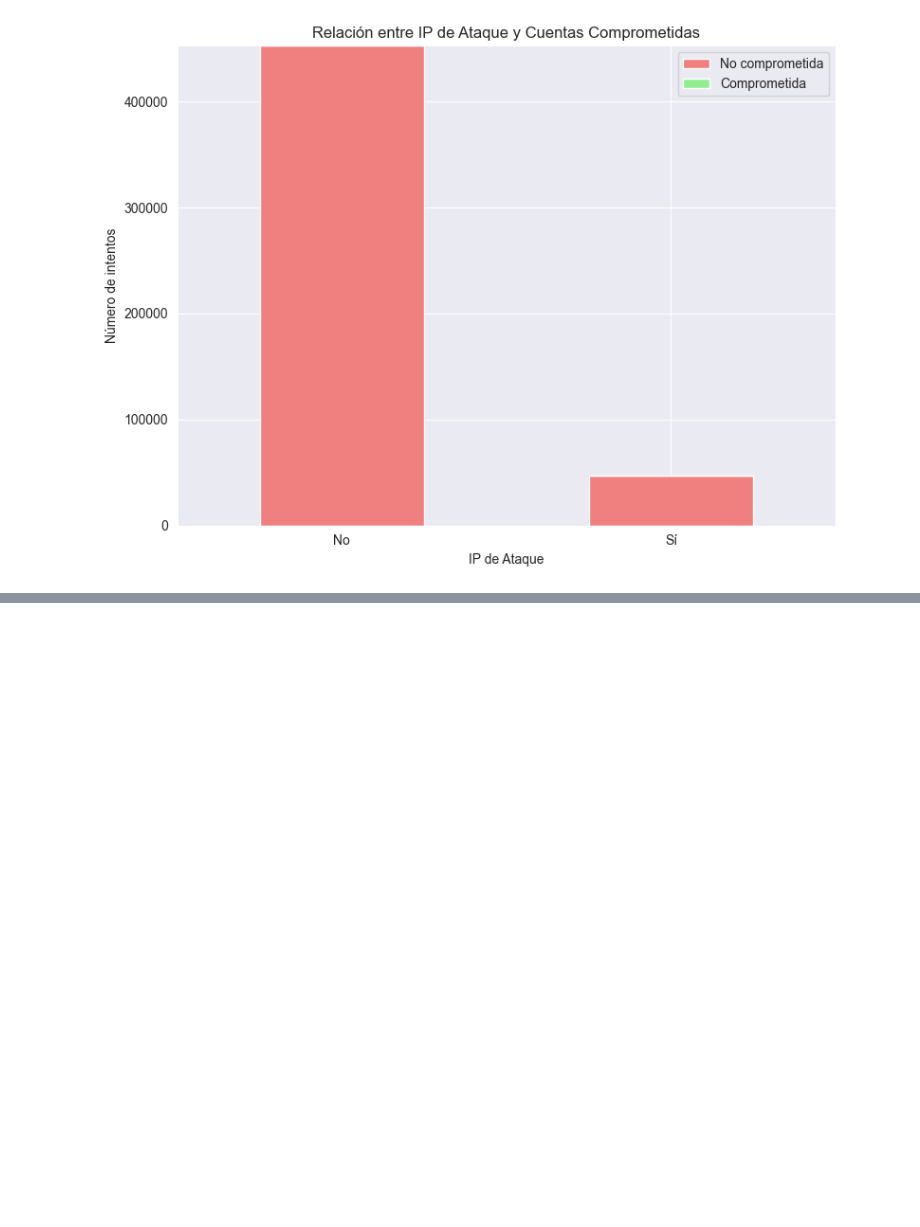
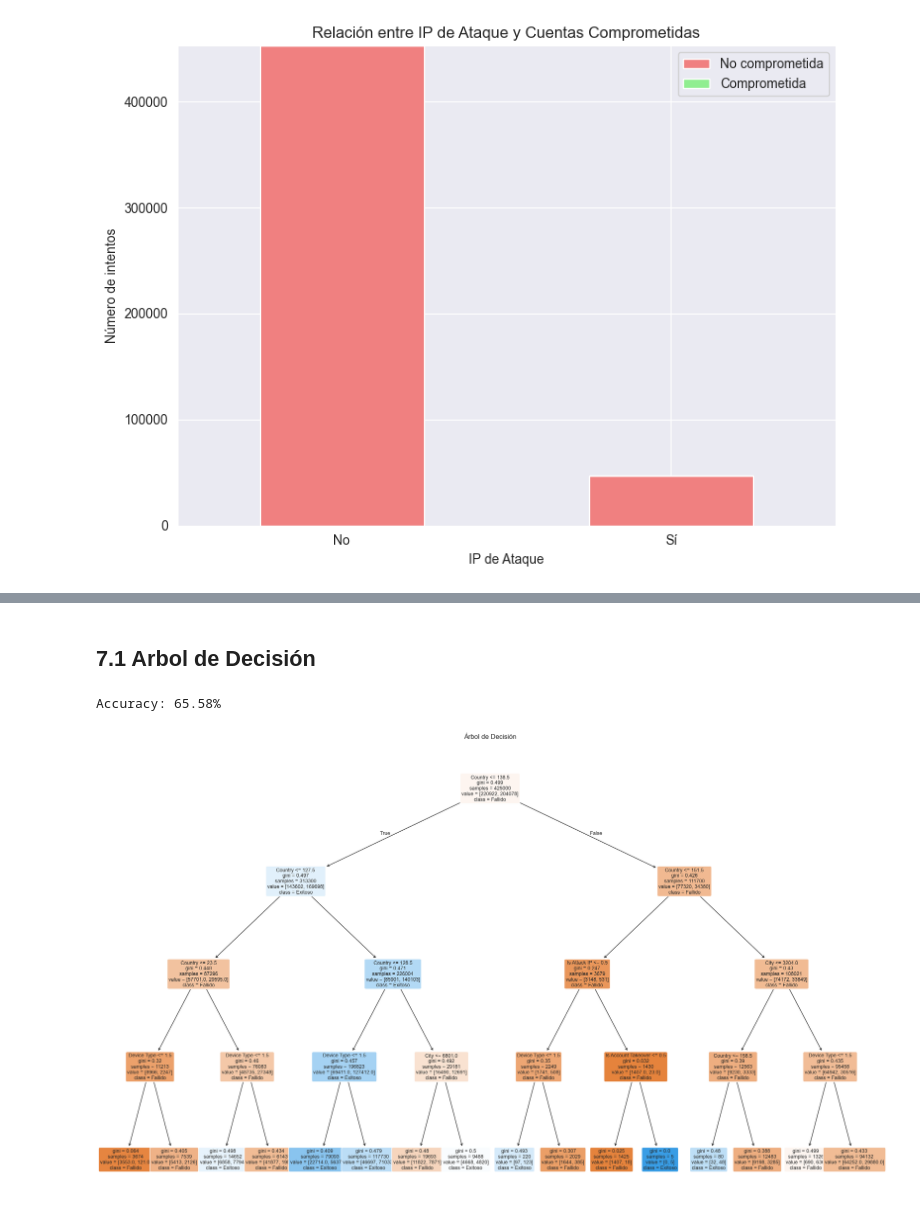
Before and after one commit to carlosdizx/meli-challenge-ai-security, a Jupyter notebook: eda/risk-based-authentication.ipynb, the cells around one changed output, grey strips where cells are left out. Saved outputs shown, nothing was run; the diff lists cells and outputs as text; code cells hidden in the pictures; blank space fills up the shorter version.

Commit message:
:sparkles: create example ml decision tree

```diff
--- a/eda/risk-based-authentication.ipynb
+++ b/eda/risk-based-authentication.ipynb
@@ -286,0 +287,7 @@ plt.show()
+# %%
+categorical_cols = df.select_dtypes(include=['object']).columns
+numerical_cols = df.select_dtypes(include=['int64', 'float64']).columns
+
+for col in categorical_cols:
+    df[col] = df[col].astype('category')
+    df[col] = df[col].cat.codes
@@ -286,0 +296,25 @@ plt.show()
+# %%
+X = df.drop(["Login Successful"], axis=1)
+Y = df["Login Successful"]
+# %% [markdown]
+## 7.1 Arbol de Decisión
+# %%
+X_train, X_val, y_train, y_val = train_test_split(X, Y, test_size=0.15, random_state=42)
+# %%
+dt = DecisionTreeClassifier(max_depth=4, random_state=42)
+dt.fit(X_train, y_train)
+
+predictions_dt = dt.predict(X_val)
+# %%
+accuracy = accuracy_score(y_val, predictions_dt)
+print("Accuracy: %.2f%%" % (accuracy * 100.0))
+# %% [output]
+Accuracy: 65.58%
+# %%
+plt.figure(figsize=(25, 15))
+
+plot_tree(dt, filled=True, feature_names=X.columns, class_names=['Fallido', 'Exitoso'], rounded=True, max_depth=4, fontsize=9)
+plt.title('Árbol de Decisión')
+plt.show()
+# %% [output]
+[figure, added]
```
Also changed, not shown: parts of 3 cells of this notebook.
